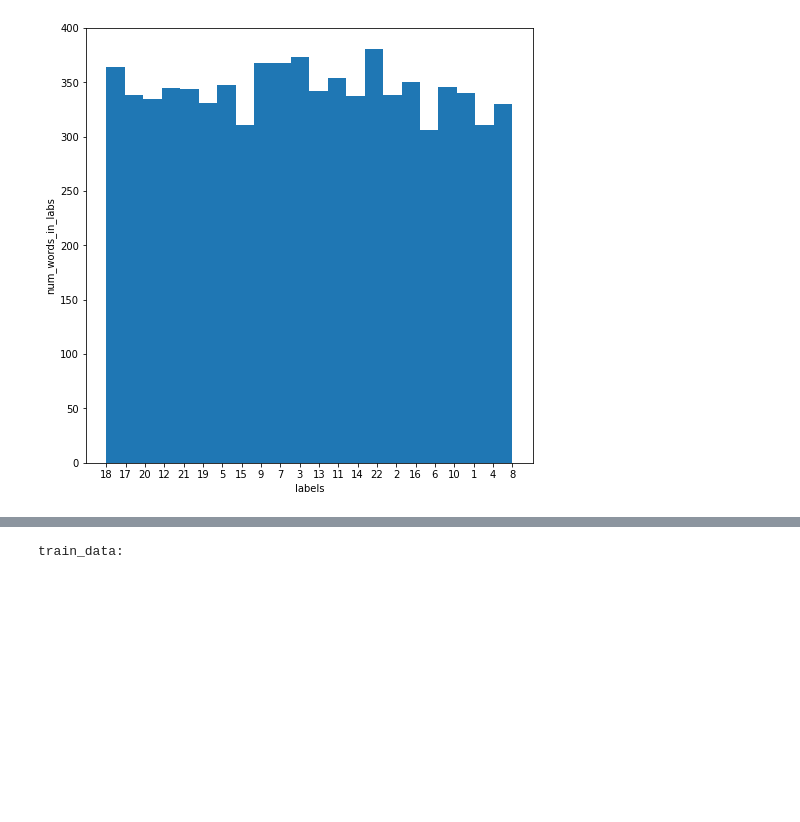
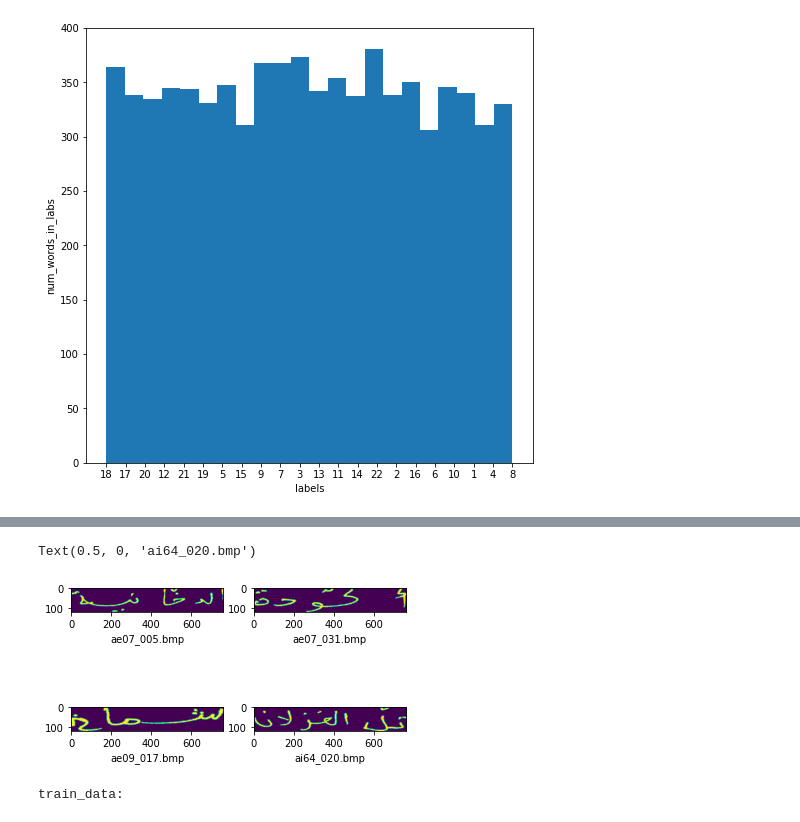
Before and after one commit to amFarrouk/OCR_prj, a Jupyter notebook: simpleCNN_RNN.ipynb, the cells around one changed output, grey strips where cells are left out. Cells and saved outputs as stored; diff of their text form; code cells hidden in the pictures; blank space fills up the shorter version.

```diff
--- a/simpleCNN_RNN.ipynb
+++ b/simpleCNN_RNN.ipynb
@@ -86,3 +92,16 @@ plt.imshow(imgresize)
+# %%
+_, axarr = plt.subplots(2,2)
+axarr[0,0].imshow(imgresize1)
+axarr[0,0].set_xlabel("ae07_005.bmp")
+axarr[0,1].imshow(imgresize2)
+axarr[0,1].set_xlabel("ae07_031.bmp")
+axarr[1,0].imshow(imgresize3)
+axarr[1,0].set_xlabel("ae09_017.bmp")
+axarr[1,1].imshow(imgresize4)
+axarr[1,1].set_xlabel("ai64_020.bmp")
+# %% [output]
+Text(0.5, 0, 'ai64_020.bmp')
+[figure, added]
 # %%
 from sklearn.model_selection import train_test_split
 # %%
```
Also changed, not shown: parts of 23 cells of this notebook.
